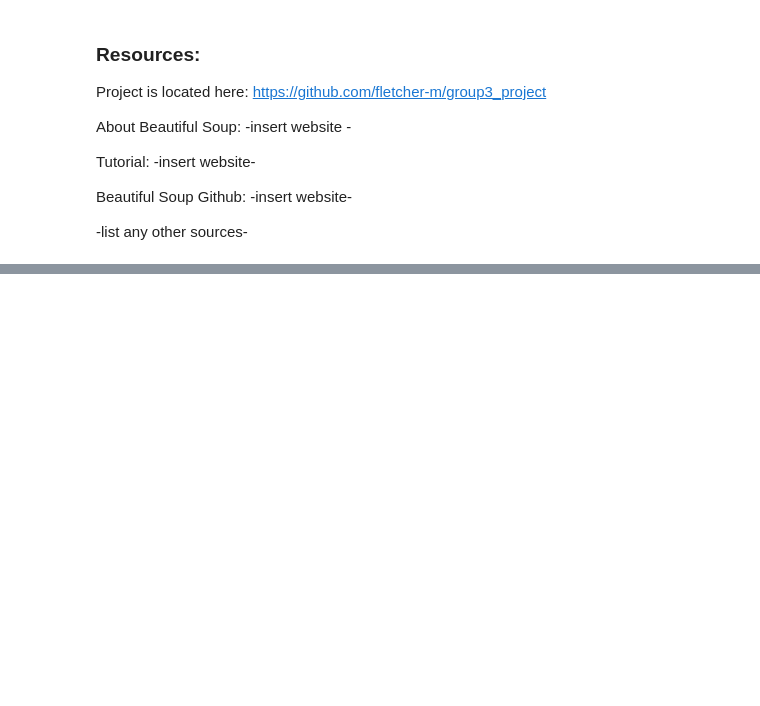
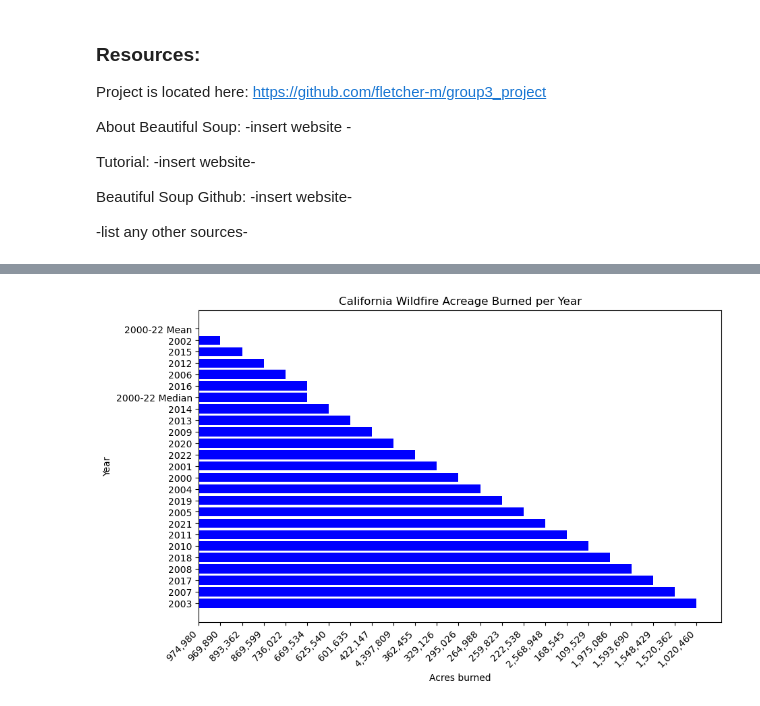
Before and after one commit to fletcher-m/group3_project, a Jupyter notebook: nbs/carlys_examples.ipynb, the cells around one changed output, grey strips where cells are left out. Cells and saved outputs as stored; diff of their text form; code cells hidden in the pictures; blank space fills up the shorter version.

```diff
--- a/nbs/carlys_examples.ipynb
+++ b/nbs/carlys_examples.ipynb
@@ -453,0 +595,31 @@ Beautiful Soup Github: -insert website-
+# %%
+# Define the URL of the web page
+url = 'https://finance.yahoo.com/news/yahoo-finance-chartbook-50-charts-markets-and-economy-right-now-100006007.html'
+
+# Send an HTTP GET request to the URL
+response = requests.get(url)
+soup = BeautifulSoup(response.text, 'html.parser')
+etf_elements = soup.find_all('ul', class_='your-etf-list-class')  # Replace 'your-etf-list-class' with the actual class name
+#for element in etf_elements:
+ #       # Extract and print the ETF data or store it in a data structure
+  #      etf_data = element.get_text().strip()  # Get and clean the text
+   #     print(etf_data)
+#else:
+ #   print(f'Failed to retrieve the web page. Status Code: {response.status_code}')
+# %%
+
+# Check if the request was successful (status code 200)
+if response.status_code == 200:
+    # Parse the HTML content using Beautiful Soup
+    soup = BeautifulSoup(response.text, 'html.parser')
+
+    # Find the HTML elements containing the ETF data based on the HTML structure (you need to inspect the page)
+    etf_elements = soup.find_all('ul', class_='your-etf-list-class')  # Replace 'your-etf-list-class' with the actual class name
+
+    # Loop through the ETF elements and extract the data
+    for element in etf_elements:
+        # Extract and print the ETF data or store it in a data structure
+        etf_data = element.get_text().strip()  # Get and clean the text
+        print(etf_data)
+else:
+    print(f'Failed to retrieve the web page. Status Code: {response.status_code}')
@@ -453,0 +692,15 @@ Beautiful Soup Github: -insert website-
+# %%
+# Sort the DataFrame by acres burned in descending order
+df = df.sort_values(by='Acres', ascending=False)
+
+# Create a bar plot of the top wildfires by acres burned
+plt.figure(figsize=(10, 6))
+plt.barh(df['Year'], df['Acres'], color='blue')
+plt.xlabel('Acres burned')
+plt.ylabel('Year')
+plt.title('California Wildfire Acreage Burned per Year')
+plt.gca().invert_yaxis()  # Reverse the order to show the largest first
+plt.xticks(rotation=45, ha='right')
+plt.show()
+# %% [output]
+[figure, added]
```
Also changed, not shown: parts of 9 cells of this notebook.
